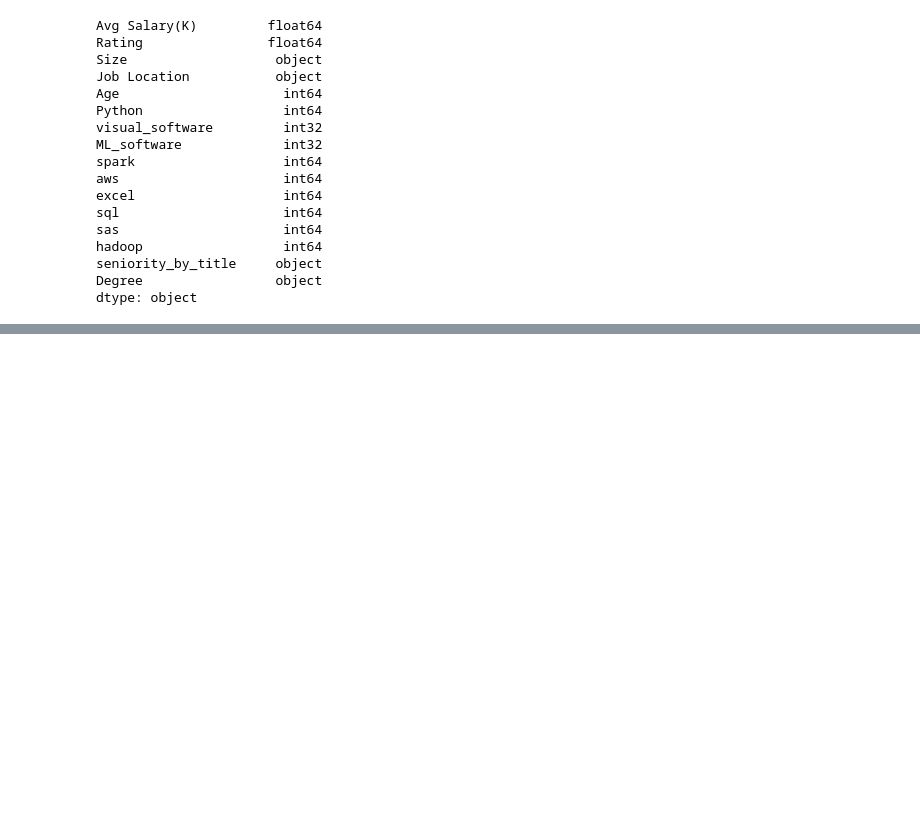
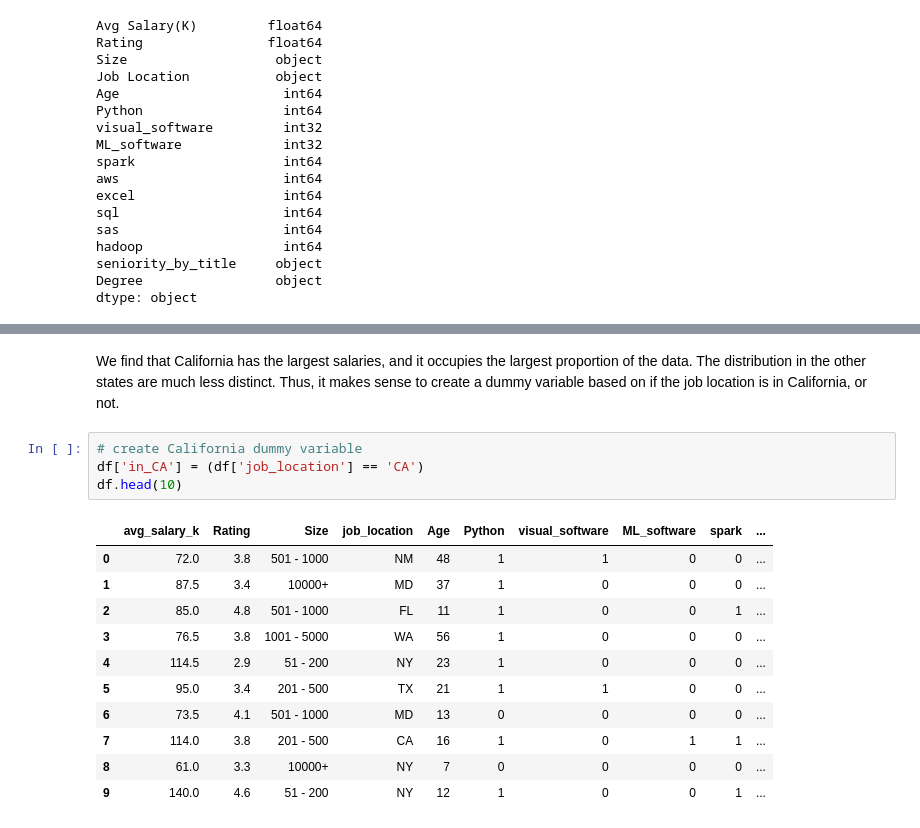
Before and after one commit to jttsai99/data_science_salary, a Jupyter notebook: data_cleaning.ipynb, the cells around one changed output, grey strips where cells are left out. Drawn from its saved outputs; the diff is of its cells as text; blank space fills up the shorter version.

```diff
--- a/data_cleaning.ipynb
+++ b/data_cleaning.ipynb
@@ -187,0 +221,19 @@ dtype: object
+# %% [markdown]
+We find that California has the largest salaries, and it occupies the largest proportion of the data. The distribution in the other states are much less distinct.
+Thus, it makes sense to create a dummy variable based on if the job location is in California, or not.
+# %%
+# create California dummy variable
+df['in_CA'] = (df['job_location'] == 'CA')
+df.head(10)
+# %% [output]
+|  | avg_salary_k | Rating | Size | job_location | Age | Python | visual_software | ML_software | spark | ... |
+| 0 | 72.0 | 3.8 | 501 - 1000 | NM | 48 | 1 | 1 | 0 | 0 | ... |
+| 1 | 87.5 | 3.4 | 10000+ | MD | 37 | 1 | 0 | 0 | 0 | ... |
+| 2 | 85.0 | 4.8 | 501 - 1000 | FL | 11 | 1 | 0 | 0 | 1 | ... |
+| 3 | 76.5 | 3.8 | 1001 - 5000 | WA | 56 | 1 | 0 | 0 | 0 | ... |
+| 4 | 114.5 | 2.9 | 51 - 200 | NY | 23 | 1 | 0 | 0 | 0 | ... |
+| 5 | 95.0 | 3.4 | 201 - 500 | TX | 21 | 1 | 1 | 0 | 0 | ... |
+| 6 | 73.5 | 4.1 | 501 - 1000 | MD | 13 | 0 | 0 | 0 | 0 | ... |
+| 7 | 114.0 | 3.8 | 201 - 500 | CA | 16 | 1 | 0 | 1 | 1 | ... |
+| 8 | 61.0 | 3.3 | 10000+ | NY | 7 | 0 | 0 | 0 | 0 | ... |
+| 9 | 140.0 | 4.6 | 51 - 200 | NY | 12 | 1 | 0 | 0 | 1 | ... |
```
Also changed, not shown: parts of 6 cells of this notebook.
